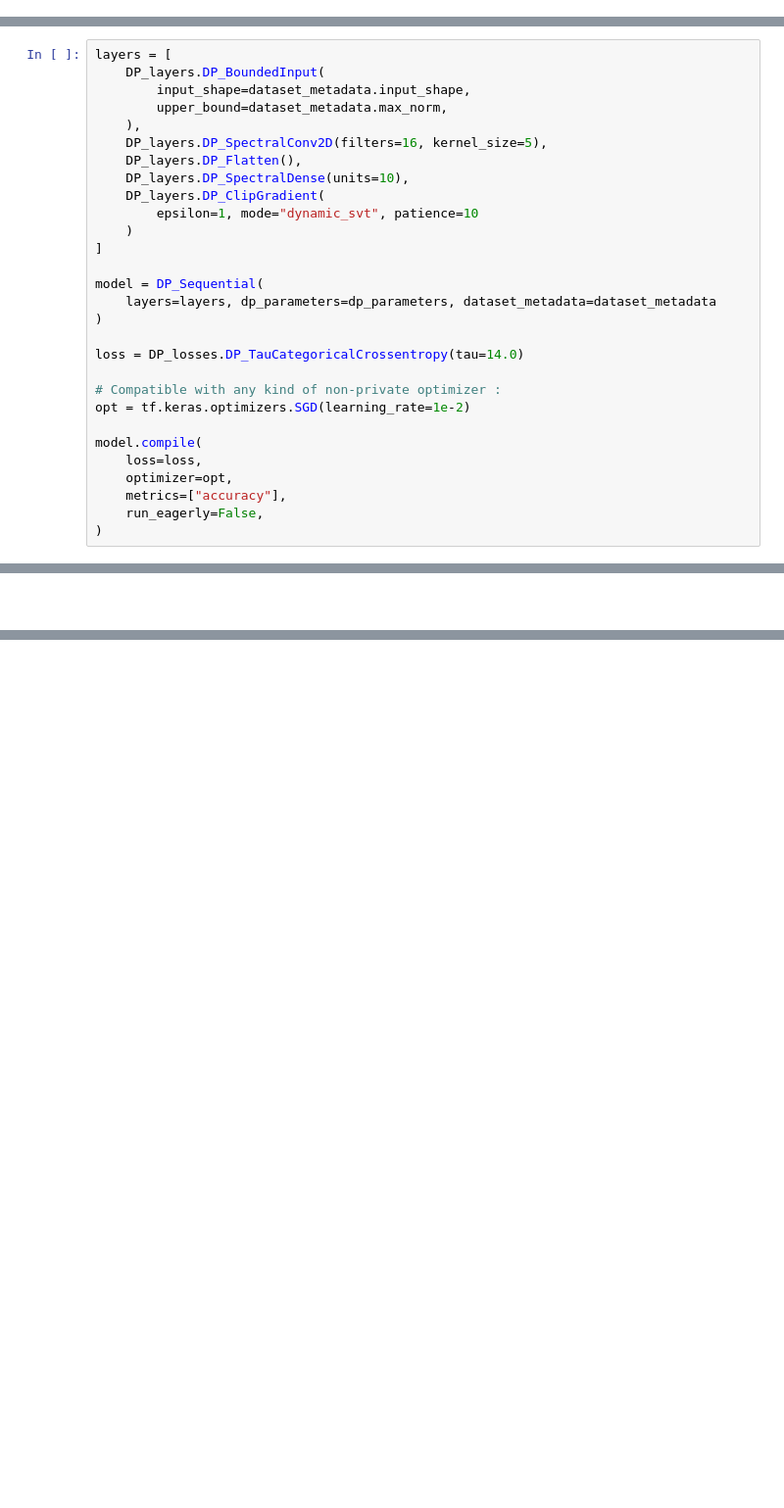
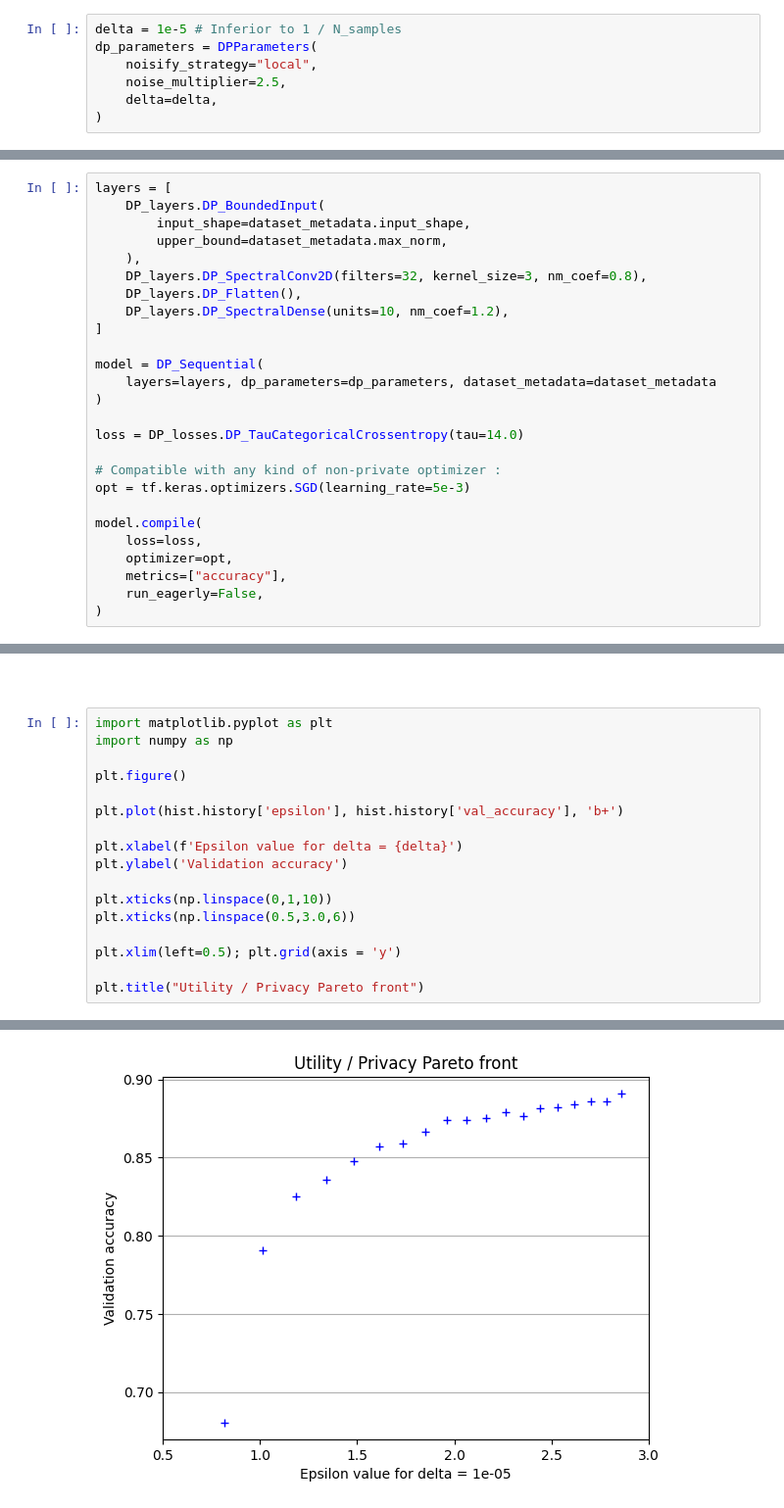
Before and after one commit to deel-ai/lipdp, a Jupyter notebook: docs/notebooks/train_mnist.ipynb, the cells around one changed output, grey strips where cells are left out. Shown at 98% size. Cells and saved outputs as stored; diff of their text form; blank space fills up the shorter version.

```diff
--- a/docs/notebooks/train_mnist.ipynb
+++ b/docs/notebooks/train_mnist.ipynb
@@ -60,3 +36,10 @@ dp_parameters = DPParameters(
+# %%
+delta = 1e-5 # Inferior to 1 / N_samples
+dp_parameters = DPParameters(
+    noisify_strategy="local",
+    noise_multiplier=2.5,
+    delta=delta,
+)
 # %% [markdown]
 ### Defining the model :
 
@@ -67,12 +50,9 @@ layers = [
         input_shape=dataset_metadata.input_shape,
         upper_bound=dataset_metadata.max_norm,
     ),
-    DP_layers.DP_SpectralConv2D(filters=16, kernel_size=5),
+    DP_layers.DP_SpectralConv2D(filters=32, kernel_size=3, nm_coef=0.8),
     DP_layers.DP_Flatten(),
-    DP_layers.DP_SpectralDense(units=10),
-    DP_layers.DP_ClipGradient(
-        epsilon=1, mode="dynamic_svt", patience=10
-    )
+    DP_layers.DP_SpectralDense(units=10, nm_coef=1.2),
 ]
 
 model = DP_Sequential(
@@ -82,7 +62,7 @@ model = DP_Sequential(
 loss = DP_losses.DP_TauCategoricalCrossentropy(tau=14.0)
 
 # Compatible with any kind of non-private optimizer :
-opt = tf.keras.optimizers.SGD(learning_rate=1e-2)
+opt = tf.keras.optimizers.SGD(learning_rate=5e-3)
 
 model.compile(
     loss=loss,
@@ -155,2 +126,20 @@ Epoch 9/9
 # %% [markdown]
 ###
+# %%
+import matplotlib.pyplot as plt
+import numpy as np
+
+plt.figure()
+
+plt.plot(hist.history['epsilon'], hist.history['val_accuracy'], 'b+')
+
+plt.xlabel(f'Epsilon value for delta = {delta}')
+plt.ylabel('Validation accuracy')
+
+plt.xticks(np.linspace(0,1,10))
+plt.xticks(np.linspace(0.5,3.0,6))
+
+plt.xlim(left=0.5); plt.grid(axis = 'y')
+
+plt.title("Utility / Privacy Pareto front")
+# %% [output]
@@ -156,0 +147 @@ Epoch 9/9
+[figure, added]
```
Also changed, not shown: parts of 8 cells of this notebook, 1 other file.
